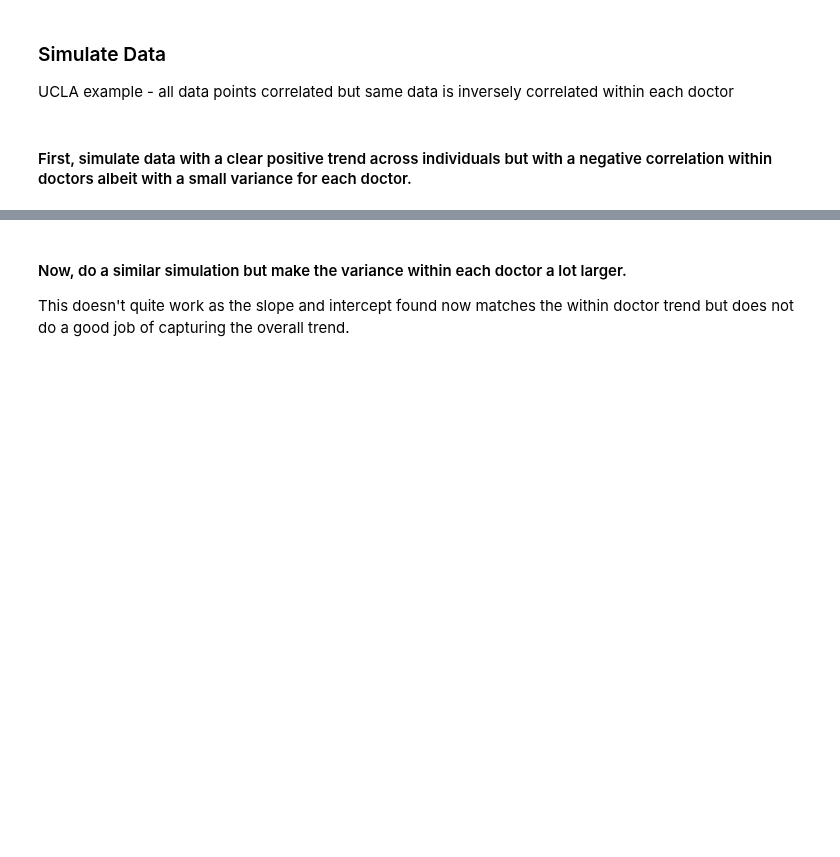
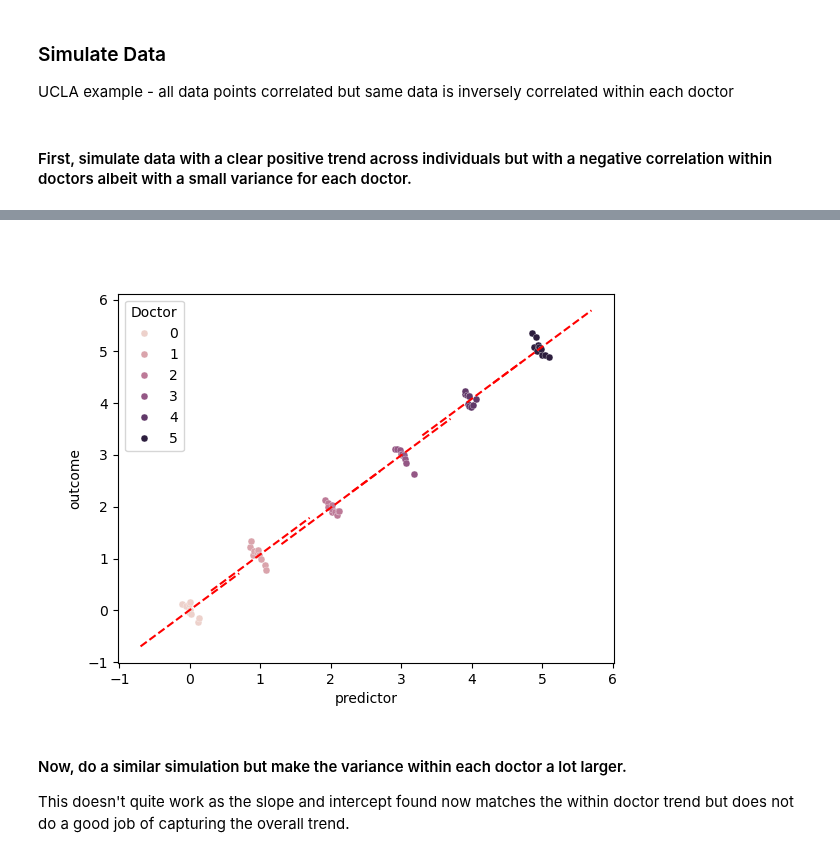
Before and after one commit to nkinsky/Eraser, a Jupyter notebook: Notebooks/Linear_Mixed_Model_vetting.ipynb, the cells around one changed output, grey strips where cells are left out. Drawn from its saved outputs; the diff is of its cells as text; code cells hidden in the pictures; blank space fills up the shorter version.

```diff
--- a/Notebooks/Linear_Mixed_Model_vetting.ipynb
+++ b/Notebooks/Linear_Mixed_Model_vetting.ipynb
@@ -165,4 +176,15 @@ mdf.random_effects
  dtype: float64}
+# %%
+_, ax = plt.subplots()
+sns.pointplot(data=df, x="predictor", y="outcome", hue="Doctor", native_scale=True, linestyles="", markersize=5,
+              markeredgewidth=0.2, markeredgecolor="w")
+
+for doctor in range(6):
+    intercept = mdf.params.Intercept + mdf.random_effects[doctor].Doctor
+    x = doctor + np.array([-0.7, 0.7])
+    ax.plot(x, x * mdf.params.predictor + intercept, 'r--')
+# %% [output]
+[figure, added]
 # %% [markdown]
 #### Now, do a similar simulation but make the variance within each doctor a lot larger.
 
```
Also changed, not shown: parts of 11 cells of this notebook.
